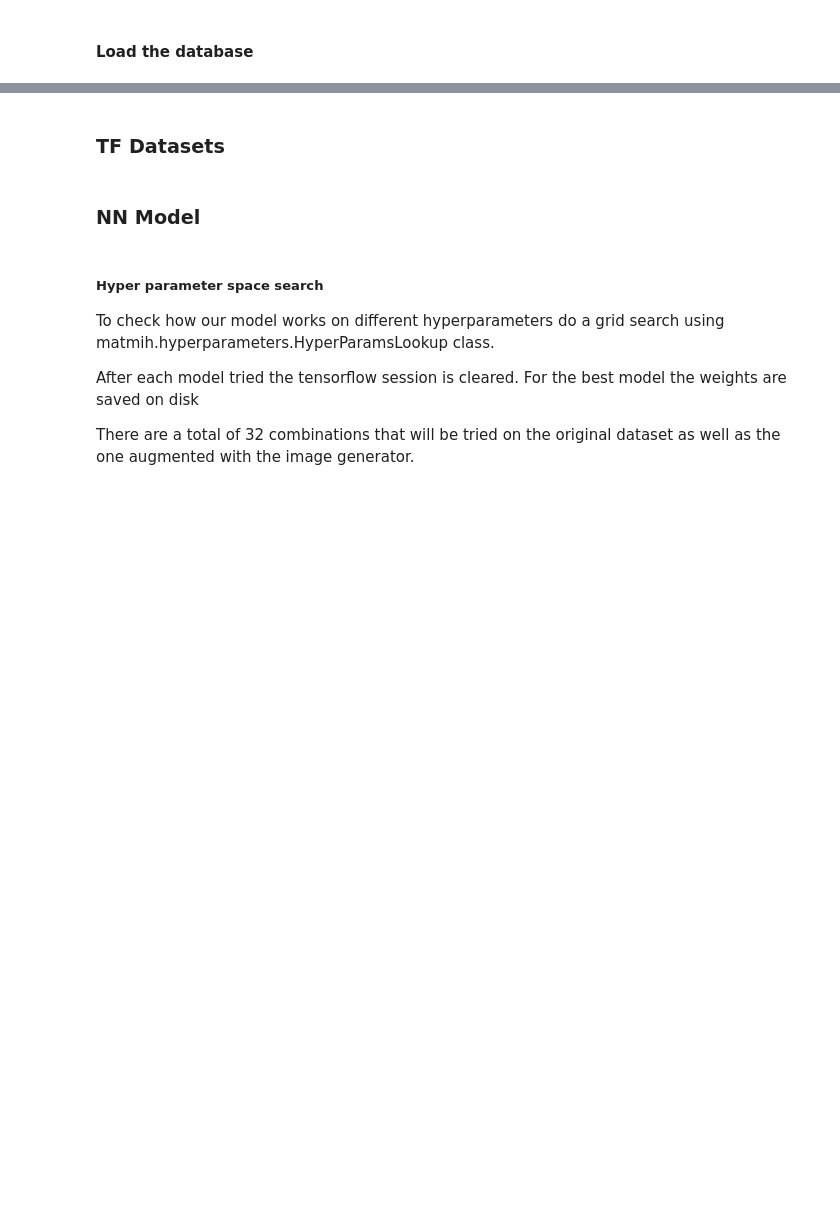
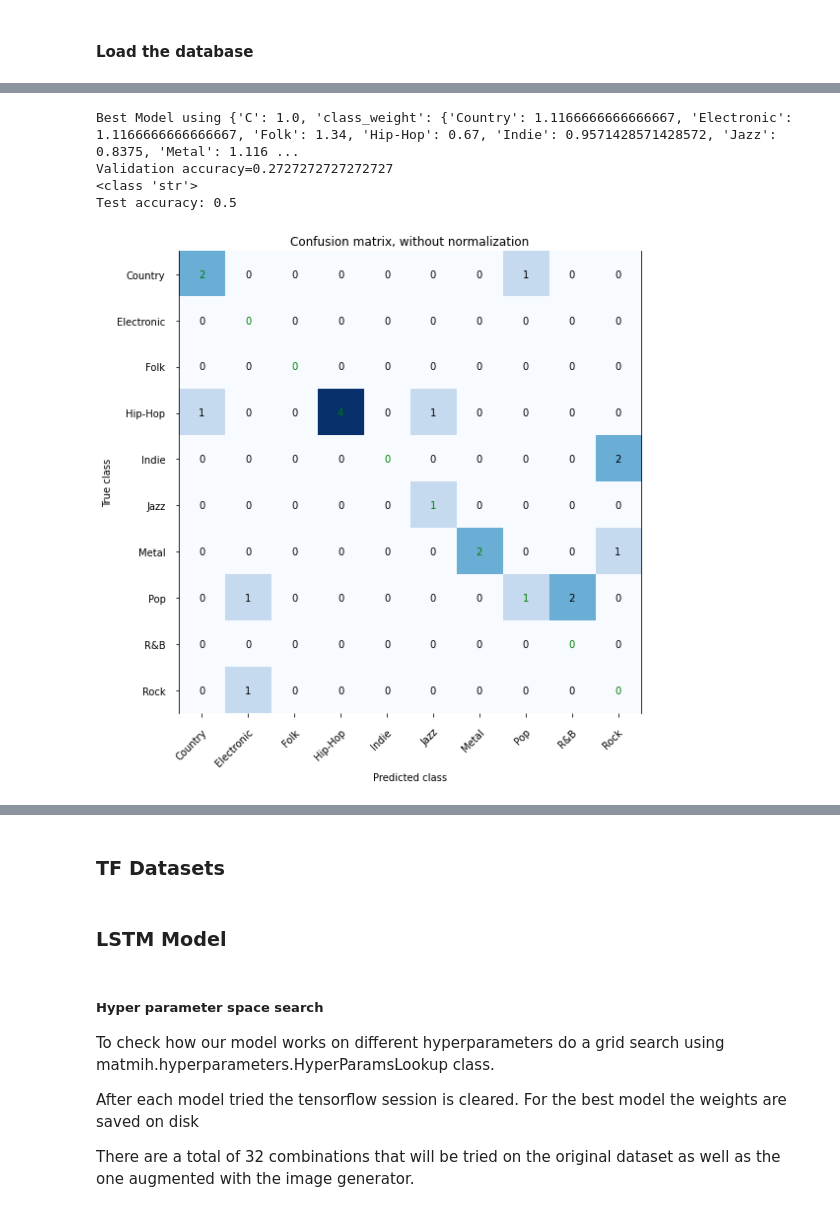
Before and after one commit to glypher/lyrics_classification, a Jupyter notebook: songs.ipynb, the cells around one changed output, grey strips where cells are left out. Saved outputs shown, nothing was run; the diff lists cells and outputs as text; code cells hidden in the pictures; blank space fills up the shorter version.

```diff
--- a/songs.ipynb
+++ b/songs.ipynb
@@ -392,0 +417,28 @@ Results: 0.36995624696159457
+# %%
+def test_metrics(model, df, plot=True):
+    pred_targets, pred_scores = best_svm.predict(df)
+    print(type(pred_targets[0]))
+    print(f"Test accuracy: {mm.Model.accuracy(df['target'], pred_targets)}")
+    if plot:
+        pb = mm.PlotBuilder().create_confusion_matrix(
+            df['target'], pred_targets, df['target'].cat.categories)
+        pb.create_roc_curve_multiclass(
+            df['target'], pred_scores, df['target'].cat.categories,
+            [True] * len(df['target'].cat.categories)).show()
+
+# Load the best model
+best_history = svm_lookup.best_history
+hyper_params = best_history.model_params.copy()
+print("Best Model using {}\nValidation accuracy={}".format(hyper_params,
+                                                           best_history.history('accuracy', mm.DataType.VALIDATION)))
+
+best_svm = SVMModel(**hyper_params)
+history = best_svm.train((trainDF, None))
+
+test_metrics(best_svm, testDF[:20])
+# %% [output]
+Best Model using {'C': 1.0, 'class_weight': {'Country': 1.1166666666666667, 'Electronic': 1.1166666666666667, 'Folk': 1.34, 'Hip-Hop': 0.67, 'Indie': 0.9571428571428572, 'Jazz': 0.8375, 'Metal': 1.116 ...
+Validation accuracy=0.2727272727272727
+<class 'str'>
+Test accuracy: 0.5
+[figure, added]
@@ -418,2 +477,2 @@ print(f"Class weights {class_weights}")
 # %% [markdown]
-### NN Model
+### LSTM Model
```
Also changed, not shown: parts of 17 cells of this notebook.
